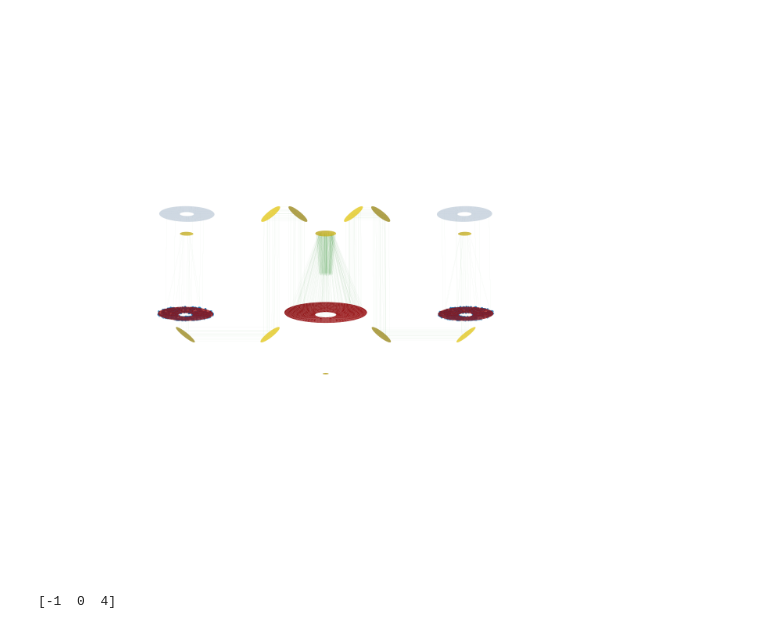
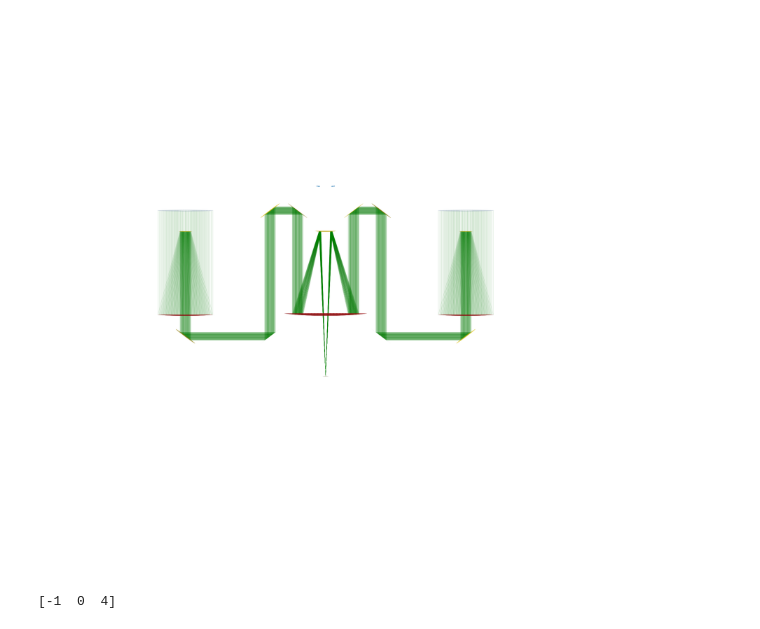
Before and after one commit to pigsboss/pimms, a Jupyter notebook: notes/raytracing.ipynb, the cells around one changed output. Cells and saved outputs as stored; diff of their text form; code cells hidden in the pictures.

```diff
--- a/notes/raytracing.ipynb
+++ b/notes/raytracing.ipynb
@@ -1,20 +1,19 @@
 # %%
 import pimms.optics as op
 reload(op)
 reload(op.lins)
 sim=op.SIM(init_b=10., detector_a=.15)
 opn=op.OpticalPathNetwork(sim)
-s=op.LightSource((0., np.deg2rad(0.), 1e5))
-s2=op.LightSource((0., np.pi, np.abs(sim.get_detectors()[0].p[2])))
-p,q=s2([op.SymmetricQuadricMirror(0,1,f=np.inf,g=np.inf,p=[0.,0.,-3])], 1000, 1, sampling='random')
-pt,mt=sim.trace_network(q,opn,reverse=True,starts=[sim.combiner.parts[3]],stops=sim.get_entrance())
-fig=plt.figure(figsize=(20,20))
+src=op.LightSource((0., np.deg2rad(0.), np.inf))
+p,q=src(sim.get_entrance(), 1000, 1, sampling='uniform')
+pt,mt=sim.trace_network(q,opn)
+fig=plt.figure(figsize=(30,30))
 ax=fig.add_subplot(111,projection='3d')
-ax.scatter(n[:,0],n[:,1],n[:,2],'.')
-sim.draw(axes=ax, draw_virtual=True,raytrace=pt,view_angles=(-15,-90))
+ax.scatter(n[:,0],n[:,1],n[:,2],'.',s=.1)
+sim.draw(raytrace=pt,axes=ax,draw_virtual=True,view_angles=(0,-90))
 plt.show()
 # %% [output]
-[figure, old version]
+[figure, new version]
 # %%
 print(np.unique(mt[-1]))
 m=np.bool_(mt[-1]==0)
```
Also changed, not shown: parts of 1 cell of this notebook, 1 other file.
